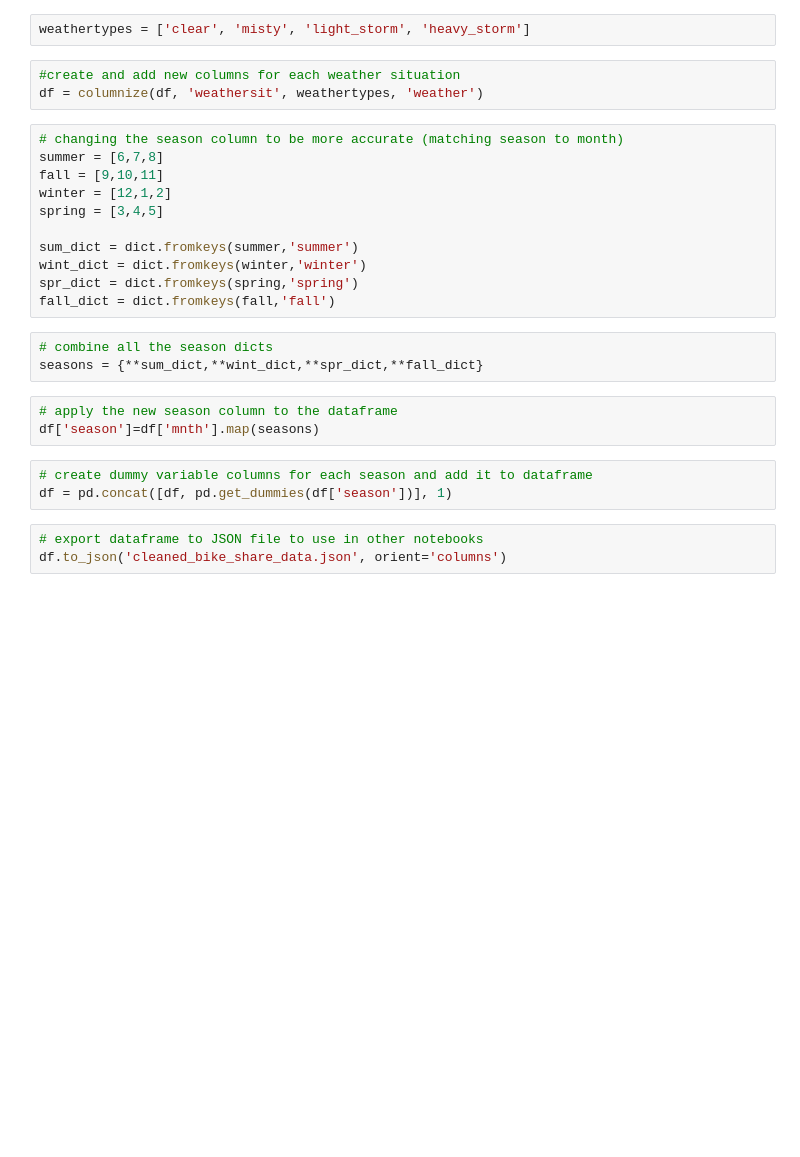
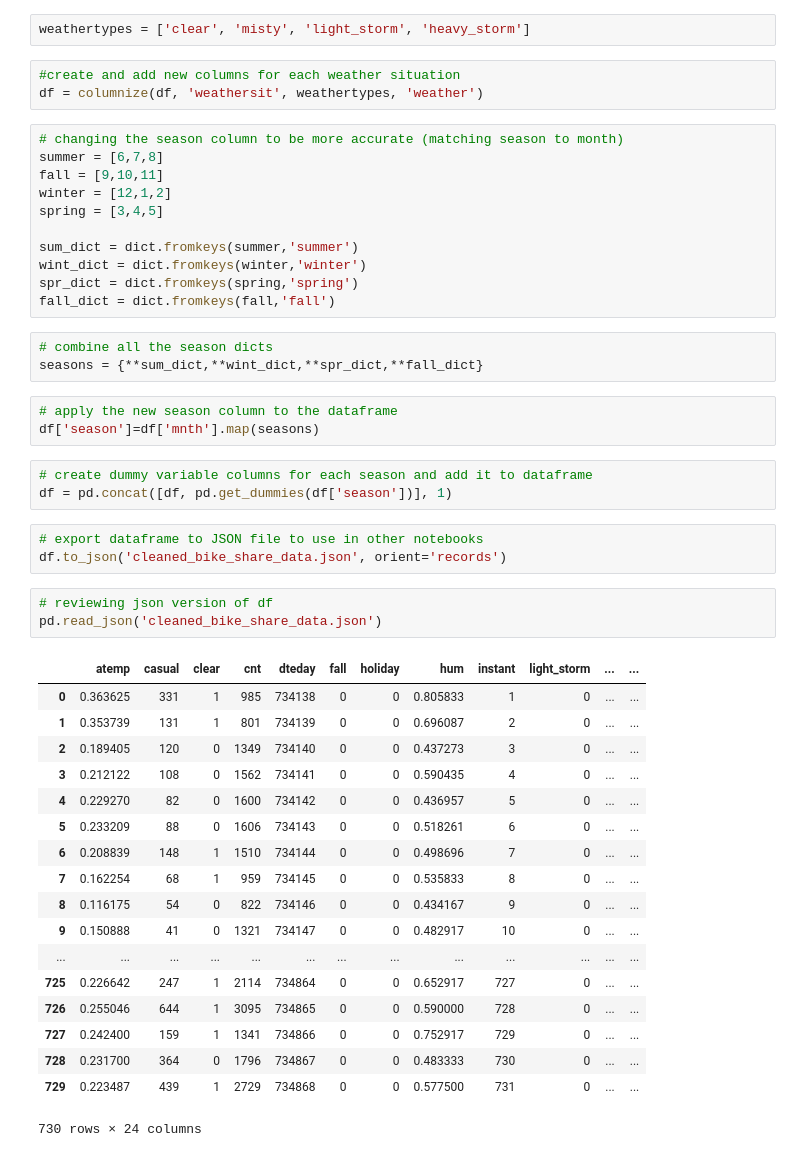
Before and after one commit to pauly51994/Bike_predictor, a Jupyter notebook: Bike-Sharing-Dataset/SettingUpDataframe.ipynb, the cells around one changed output. Drawn from its saved outputs; the diff is of its cells as text; blank space fills up the shorter version.

```diff
--- a/Bike-Sharing-Dataset/SettingUpDataframe.ipynb
+++ b/Bike-Sharing-Dataset/SettingUpDataframe.ipynb
@@ -52,4 +52,26 @@ df['season']=df['mnth'].map(seasons)
 df = pd.concat([df, pd.get_dummies(df['season'])], 1)
 # %%
 # export dataframe to JSON file to use in other notebooks
-df.to_json('cleaned_bike_share_data.json', orient='columns')
+df.to_json('cleaned_bike_share_data.json', orient='records')
+# %%
+# reviewing json version of df
+pd.read_json('cleaned_bike_share_data.json')
+# %% [output]
+|  | atemp | casual | clear | cnt | dteday | fall | holiday | hum | instant | light_storm | ... | ... |
+| 0 | 0.363625 | 331 | 1 | 985 | 734138 | 0 | 0 | 0.805833 | 1 | 0 | ... | ... |
+| 1 | 0.353739 | 131 | 1 | 801 | 734139 | 0 | 0 | 0.696087 | 2 | 0 | ... | ... |
+| 2 | 0.189405 | 120 | 0 | 1349 | 734140 | 0 | 0 | 0.437273 | 3 | 0 | ... | ... |
+| 3 | 0.212122 | 108 | 0 | 1562 | 734141 | 0 | 0 | 0.590435 | 4 | 0 | ... | ... |
+| 4 | 0.229270 | 82 | 0 | 1600 | 734142 | 0 | 0 | 0.436957 | 5 | 0 | ... | ... |
+| 5 | 0.233209 | 88 | 0 | 1606 | 734143 | 0 | 0 | 0.518261 | 6 | 0 | ... | ... |
+| 6 | 0.208839 | 148 | 1 | 1510 | 734144 | 0 | 0 | 0.498696 | 7 | 0 | ... | ... |
+| 7 | 0.162254 | 68 | 1 | 959 | 734145 | 0 | 0 | 0.535833 | 8 | 0 | ... | ... |
+| 8 | 0.116175 | 54 | 0 | 822 | 734146 | 0 | 0 | 0.434167 | 9 | 0 | ... | ... |
+| 9 | 0.150888 | 41 | 0 | 1321 | 734147 | 0 | 0 | 0.482917 | 10 | 0 | ... | ... |
+| ... | ... | ... | ... | ... | ... | ... | ... | ... | ... | ... | ... | ... |
+| 725 | 0.226642 | 247 | 1 | 2114 | 734864 | 0 | 0 | 0.652917 | 727 | 0 | ... | ... |
+| 726 | 0.255046 | 644 | 1 | 3095 | 734865 | 0 | 0 | 0.590000 | 728 | 0 | ... | ... |
+| 727 | 0.242400 | 159 | 1 | 1341 | 734866 | 0 | 0 | 0.752917 | 729 | 0 | ... | ... |
+| 728 | 0.231700 | 364 | 0 | 1796 | 734867 | 0 | 0 | 0.483333 | 730 | 0 | ... | ... |
+| 729 | 0.223487 | 439 | 1 | 2729 | 734868 | 0 | 0 | 0.577500 | 731 | 0 | ... | ... |
+730 rows × 24 columns
```
Also changed, not shown: 3 other files.
